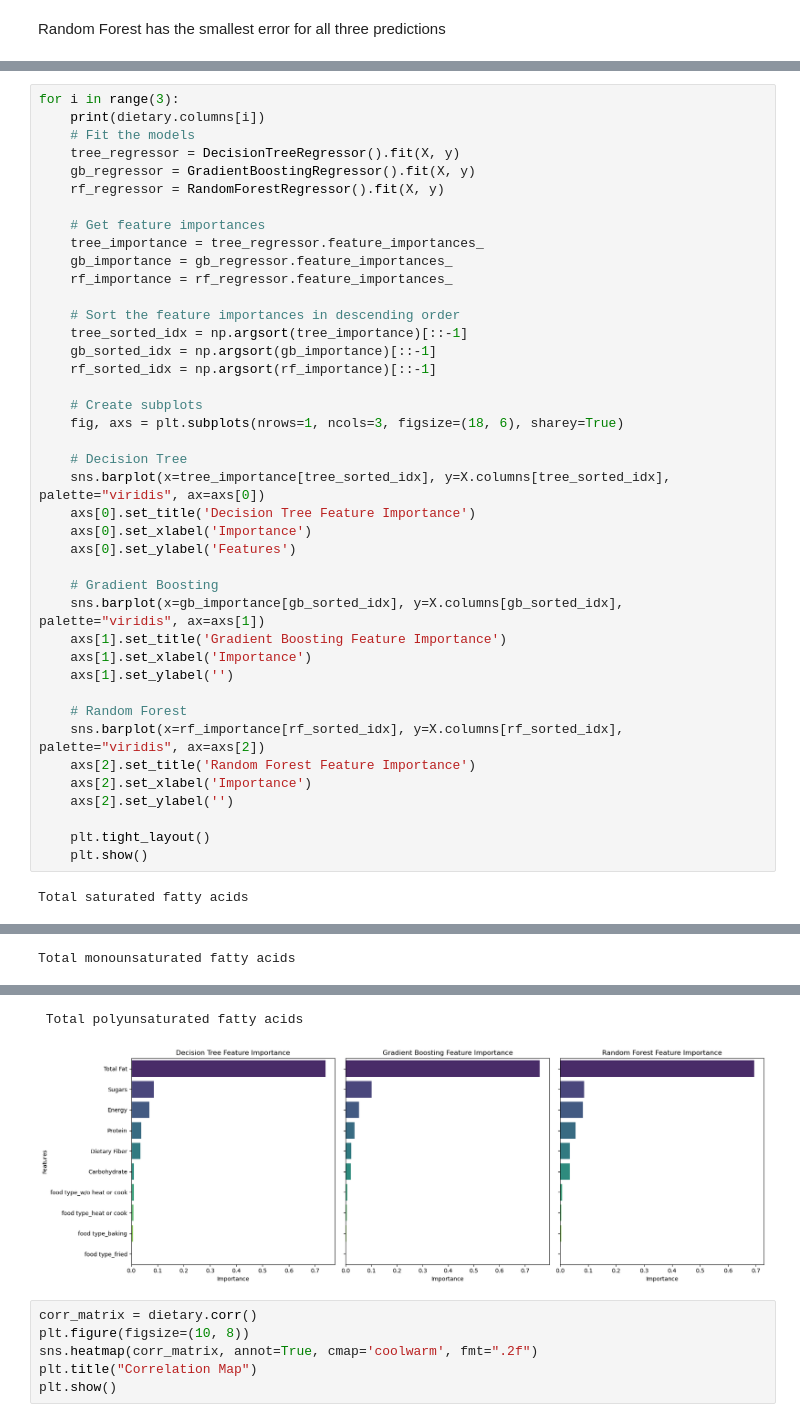
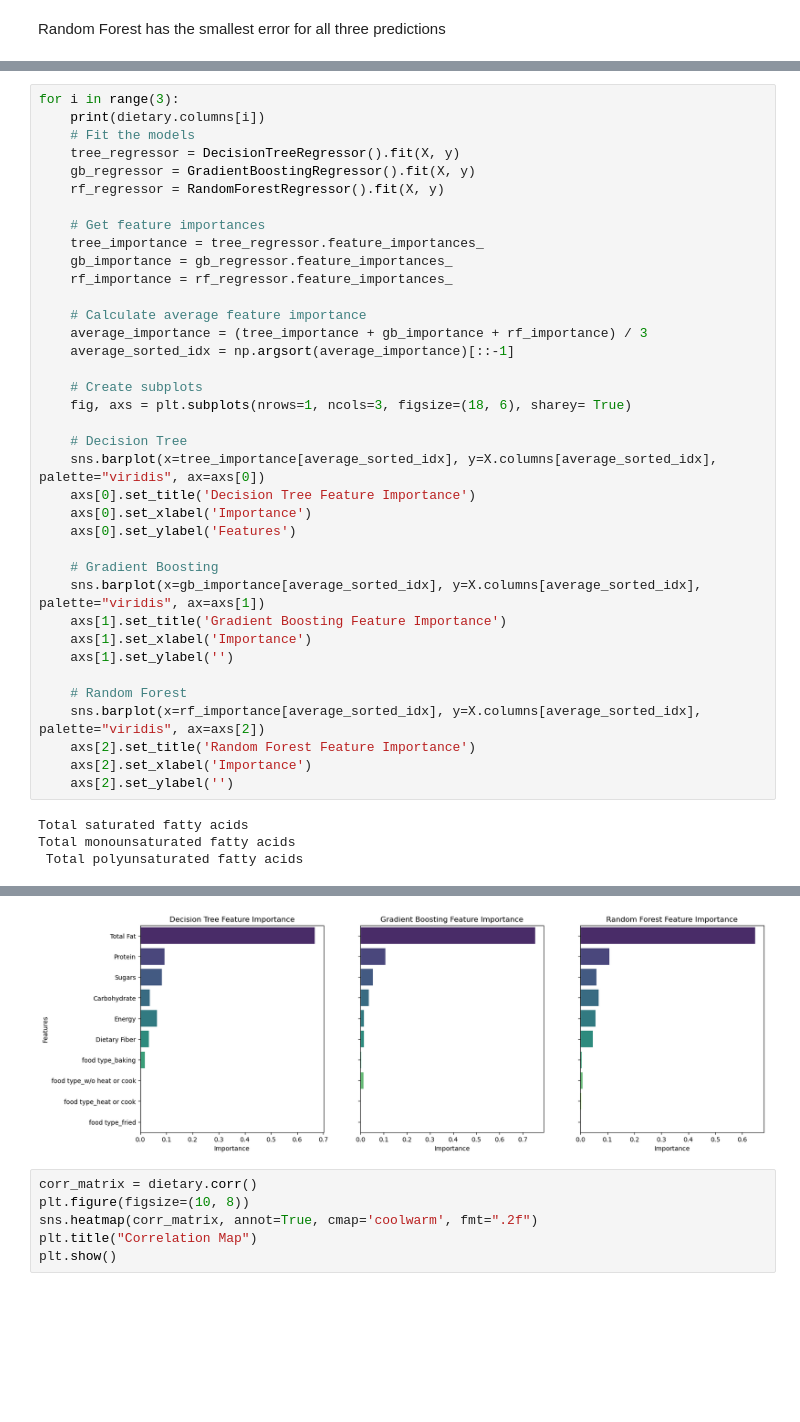
Before and after one commit to Liu22Yi/stats503, a Jupyter notebook: project.ipynb, the cells around one changed output, grey strips where cells are left out. Cells and saved outputs as stored; diff of their text form; blank space fills up the shorter version.

Commit message:
correct feature importance figure

```diff
--- a/project.ipynb
+++ b/project.ipynb
@@ -106,33 +154,31 @@ for i in range(3):
     gb_importance = gb_regressor.feature_importances_
     rf_importance = rf_regressor.feature_importances_
 
-    # Sort the feature importances in descending order
-    tree_sorted_idx = np.argsort(tree_importance)[::-1]
-    gb_sorted_idx = np.argsort(gb_importance)[::-1]
-    rf_sorted_idx = np.argsort(rf_importance)[::-1]
+    # Calculate average feature importance
+    average_importance = (tree_importance + gb_importance + rf_importance) / 3
+    average_sorted_idx = np.argsort(average_importance)[::-1]
 
     # Create subplots
-    fig, axs = plt.subplots(nrows=1, ncols=3, figsize=(18, 6), sharey=True)
+    fig, axs = plt.subplots(nrows=1, ncols=3, figsize=(18, 6), sharey= True)
 
     # Decision Tree
-    sns.barplot(x=tree_importance[tree_sorted_idx], y=X.columns[tree_sorted_idx], palette="viridis", ax=axs[0])
+    sns.barplot(x=tree_importance[average_sorted_idx], y=X.columns[average_sorted_idx], palette="viridis", ax=axs[0])
     axs[0].set_title('Decision Tree Feature Importance')
     axs[0].set_xlabel('Importance')
     axs[0].set_ylabel('Features')
 
     # Gradient Boosting
-    sns.barplot(x=gb_importance[gb_sorted_idx], y=X.columns[gb_sorted_idx], palette="viridis", ax=axs[1])
+    sns.barplot(x=gb_importance[average_sorted_idx], y=X.columns[average_sorted_idx], palette="viridis", ax=axs[1])
     axs[1].set_title('Gradient Boosting Feature Importance')
     axs[1].set_xlabel('Importance')
     axs[1].set_ylabel('')
 
     # Random Forest
-    sns.barplot(x=rf_importance[rf_sorted_idx], y=X.columns[rf_sorted_idx], palette="viridis", ax=axs[2])
+    sns.barplot(x=rf_importance[average_sorted_idx], y=X.columns[average_sorted_idx], palette="viridis", ax=axs[2])
     axs[2].set_title('Random Forest Feature Importance')
     axs[2].set_xlabel('Importance')
     axs[2].set_ylabel('')
-
-    plt.tight_layout()
-    plt.show()
 # %% [output]
 Total saturated fatty acids
+Total monounsaturated fatty acids
+ Total polyunsaturated fatty acids
@@ -140 +185,0 @@ Total saturated fatty acids
-Total monounsaturated fatty acids
@@ -142,5 +187,4 @@ Total monounsaturated fatty acids
- Total polyunsaturated fatty acids
-[figure, old version]
+[figure, new version]
 # %%
 corr_matrix = dietary.corr()
 plt.figure(figsize=(10, 8))
```
Also changed, not shown: parts of 2 cells of this notebook.
